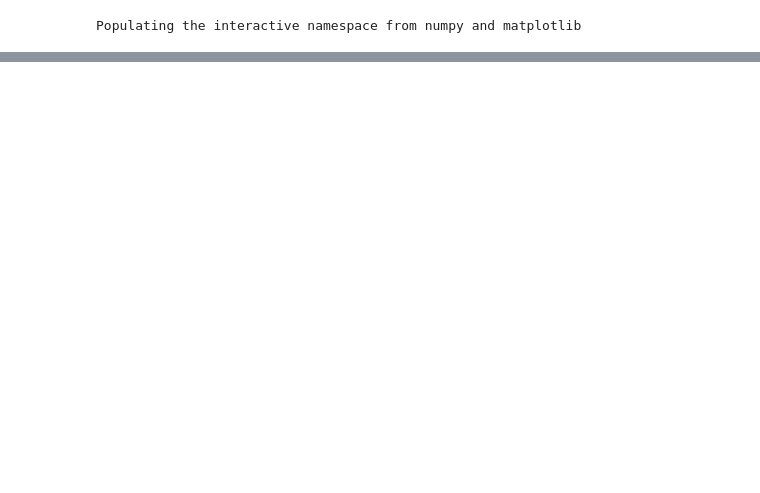
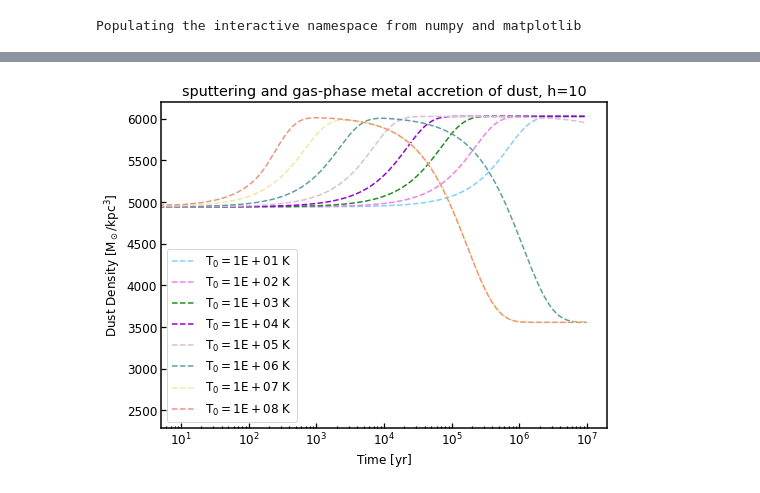
Before and after one commit to helenarichie/my_scripts, a Jupyter notebook: cholla/dust_model/total_numerical_solution.ipynb, the cells around one changed output, grey strips where cells are left out. Cells and saved outputs as stored; diff of their text form; code cells hidden in the pictures; blank space fills up the shorter version.

```diff
--- a/cholla/dust_model/total_numerical_solution.ipynb
+++ b/cholla/dust_model/total_numerical_solution.ipynb
@@ -47,6 +47,7 @@ class AccretionIntegrator:
         self._d0_gas, self._d0_metal, self._d0_dust = self.calc_init_density()
         self.d_gas, self.d_metal, self.d_dust = self.calc_init_density()
         self.tau_g = self.calc_tau_g()
+        self.type = "Accretion"
 
     def calc_tau_g(self):
         tau_g_ref = 0.2e-6 * self.TIME_UNIT; # 0.2 Gyr
@@ -82,6 +83,8 @@ class AccretionIntegrator:
         self.d_metal -= self.dt * dd_dt
 
     def get_info(self):
+        print("Accretion")
+        print("------------------------------------------")
         print("Gas temperature: {:.1E} K".format(self.T))
         print("Gas initial density: {:.5E} M_sun/kpc^3".format(self._d0_gas))
         print("Growth timescale: {:.5E} kyr".format(self.tau_g))
@@ -107,6 +110,7 @@ class SputteringIntegrator:
         self._d0_gas, self._d0_dust = self.calc_init_density()
         self.d_gas, self.d_dust = self.calc_init_density()
         self.tau_sp = self.calc_tau_sp()
+        self.type = "Sputtering"
 
     def calc_tau_sp(self):
         a1 = 3;
@@ -126,6 +130,12 @@ class SputteringIntegrator:
 
         return d0_gas, d0_dust
 
+    def calc_d_dust(self):
+        dd_dt = self.calc_dd_dt()
+        d_dust_i = self.d_dust + self.dt * dd_dt
+
+        return d_dust_i
+
     def calc_dd_dt(self):
         dd_dt = -self.d_dust/(self.tau_sp/3)
 
@@ -197,0 +223,9 @@ def evolve_solutions(h, n, T_arr, T_colors):
+# %%
+T_arr = [10, 100, 1000, 1e4, 1e5, 1e6, 1e7, 1e8]
+T_colors = ["lightskyblue", "violet", "forestgreen", "darkviolet", "thistle", "cadetblue",
+            "palegoldenrod", "darksalmon", "indigo"]
+
+h = 10
+n = 1e-2
+
+dd, dm, taus = evolve_solutions(h, n, T_arr, T_colors)
@@ -197,0 +250,11 @@ def evolve_solutions(h, n, T_arr, T_colors):
+# %%
+fig, ax = plt.subplots(nrows=1, ncols=1, sharex=True, figsize=(8,6))
+for j, T in enumerate(T_arr):
+    ax.semilogx(np.arange(0, 1e7, h), dd[j], linestyle="--", color=T_colors[j], label=f"$T_0={T:.0E}~K$")
+ax.set_xlabel("Time$~[yr]$")
+ax.set_ylabel(r"Dust Density$~[M_\odot/kpc^3]$")
+ax.legend()
+ax.set_title(f"sputtering and gas-phase metal accretion of dust, h={h}")
+plt.savefig("/Users/helenarichie/GitHub/helenarichie.github.io/assets/img/posts/total_numerical.png", facecolor="white")
+# %% [output]
+[figure, added]
```
Also changed, not shown: parts of 3 cells of this notebook, 2 other files.
